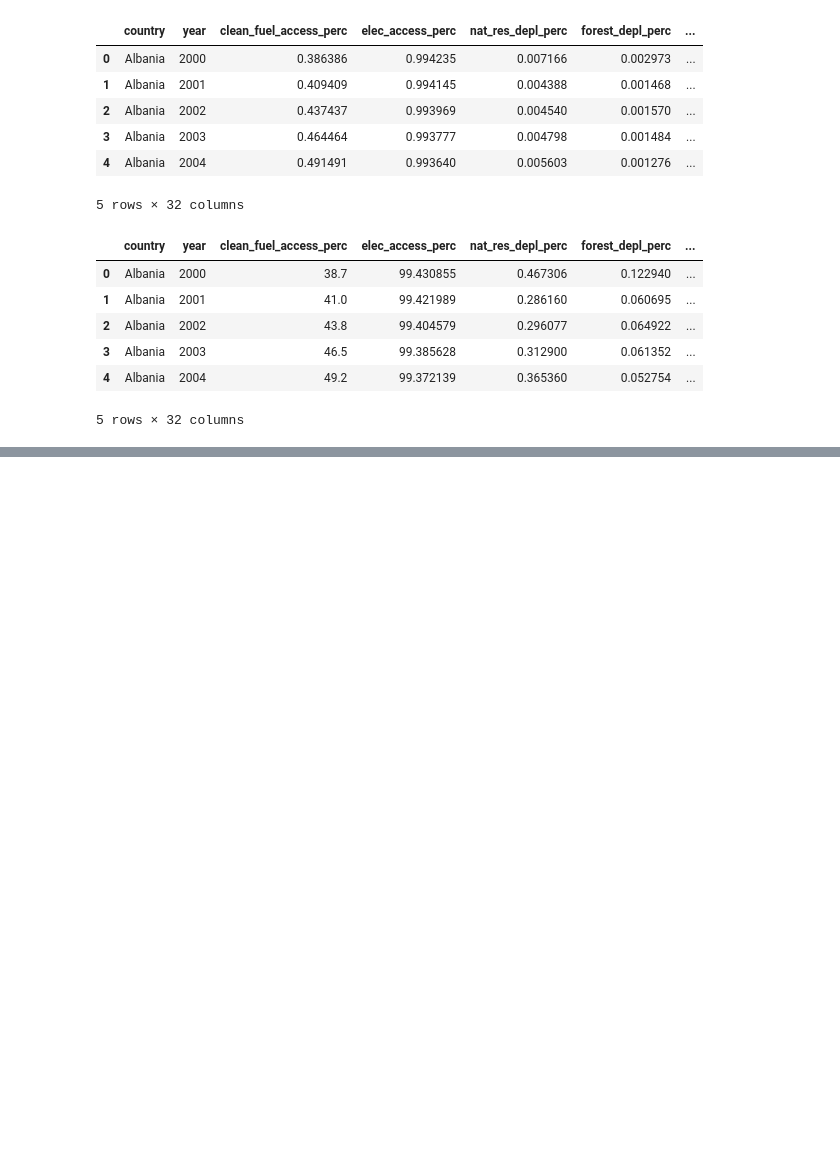
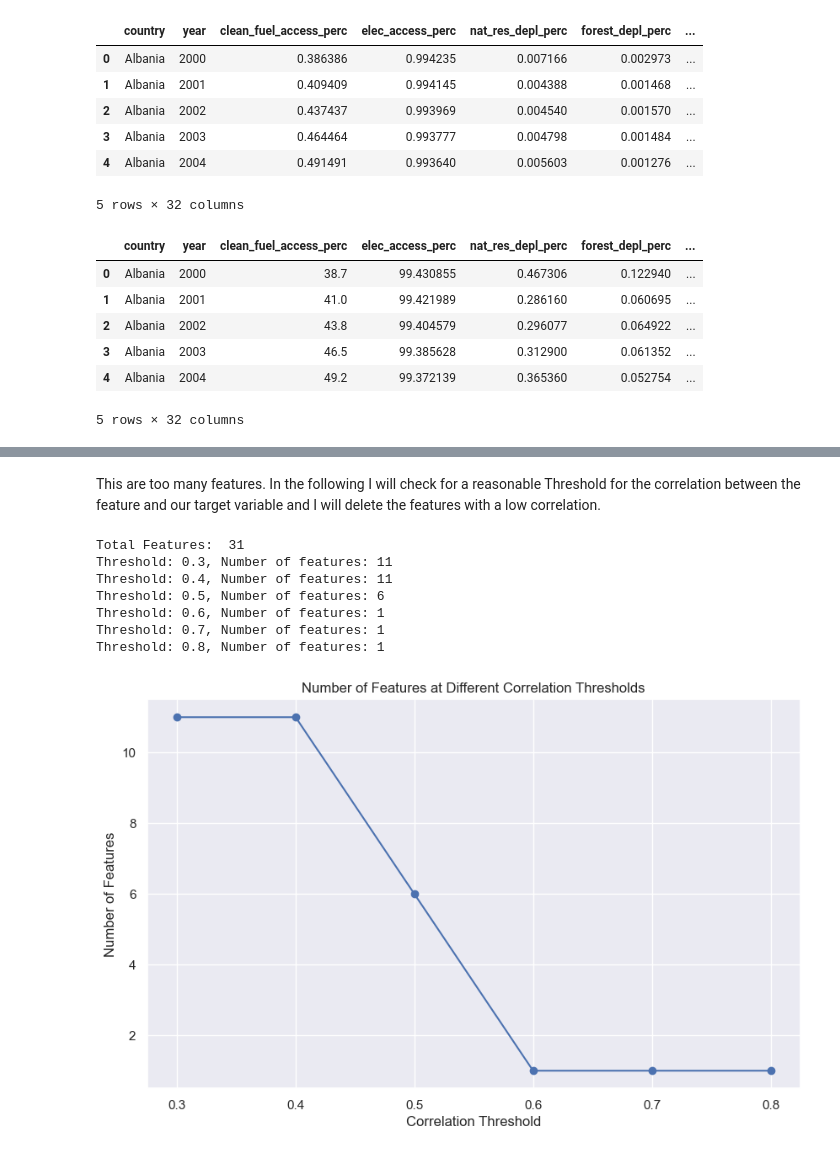
Before and after one commit to KleinerToaster/co2_prediction_countries, a Jupyter notebook: notebook/co2_feature_engineering.ipynb, the cells around one changed output, grey strips where cells are left out. Saved outputs shown, nothing was run; the diff lists cells and outputs as text; code cells hidden in the pictures; blank space fills up the shorter version.

```diff
--- a/notebook/co2_feature_engineering.ipynb
+++ b/notebook/co2_feature_engineering.ipynb
@@ -463,0 +497,47 @@ data.head()
+# %% [markdown]
+This are too many features. In the following I will check for a reasonable Threshold for the correlation between the feature and our target variable and I will delete the features with a low correlation.
+# %%
+# Select only numeric features
+features = data.select_dtypes(include=[np.number])
+
+# Print the total number of numeric features
+print("Total Features: ", features.shape[1])
+
+# Compute the absolute correlation of each feature with the target variable
+cor_target = features.corrwith(data['co2_emissions_per_capita']).abs()
+
+# Function to get the number of features at different thresholds
+def get_feature_counts(cor_target, thresholds):
+    feature_counts = {}
+    for threshold in thresholds:
+        high_corr_features = cor_target[cor_target > threshold].index
+        feature_counts[threshold] = len(high_corr_features)
+    return feature_counts
+
+# Define thresholds to test
+thresholds = [0.3, 0.4, 0.5, 0.6, 0.7, 0.8]
+
+# Get the number of features at each threshold
+feature_counts = get_feature_counts(cor_target, thresholds)
+
+# Print the results
+for threshold, count in feature_counts.items():
+    print(f"Threshold: {threshold}, Number of features: {count}")
+
+# Plot the results
+plt.figure(figsize=(10, 6))
+plt.plot(list(feature_counts.keys()), list(feature_counts.values()), marker='o')
+plt.xlabel('Correlation Threshold')
+plt.ylabel('Number of Features')
+plt.title('Number of Features at Different Correlation Thresholds')
+plt.grid(True)
+plt.show()
+# %% [output]
+Total Features:  31
+Threshold: 0.3, Number of features: 11
+Threshold: 0.4, Number of features: 11
+Threshold: 0.5, Number of features: 6
+Threshold: 0.6, Number of features: 1
+Threshold: 0.7, Number of features: 1
+Threshold: 0.8, Number of features: 1
+[figure, added]
```
Also changed, not shown: parts of 5 cells of this notebook, 1 other file.
